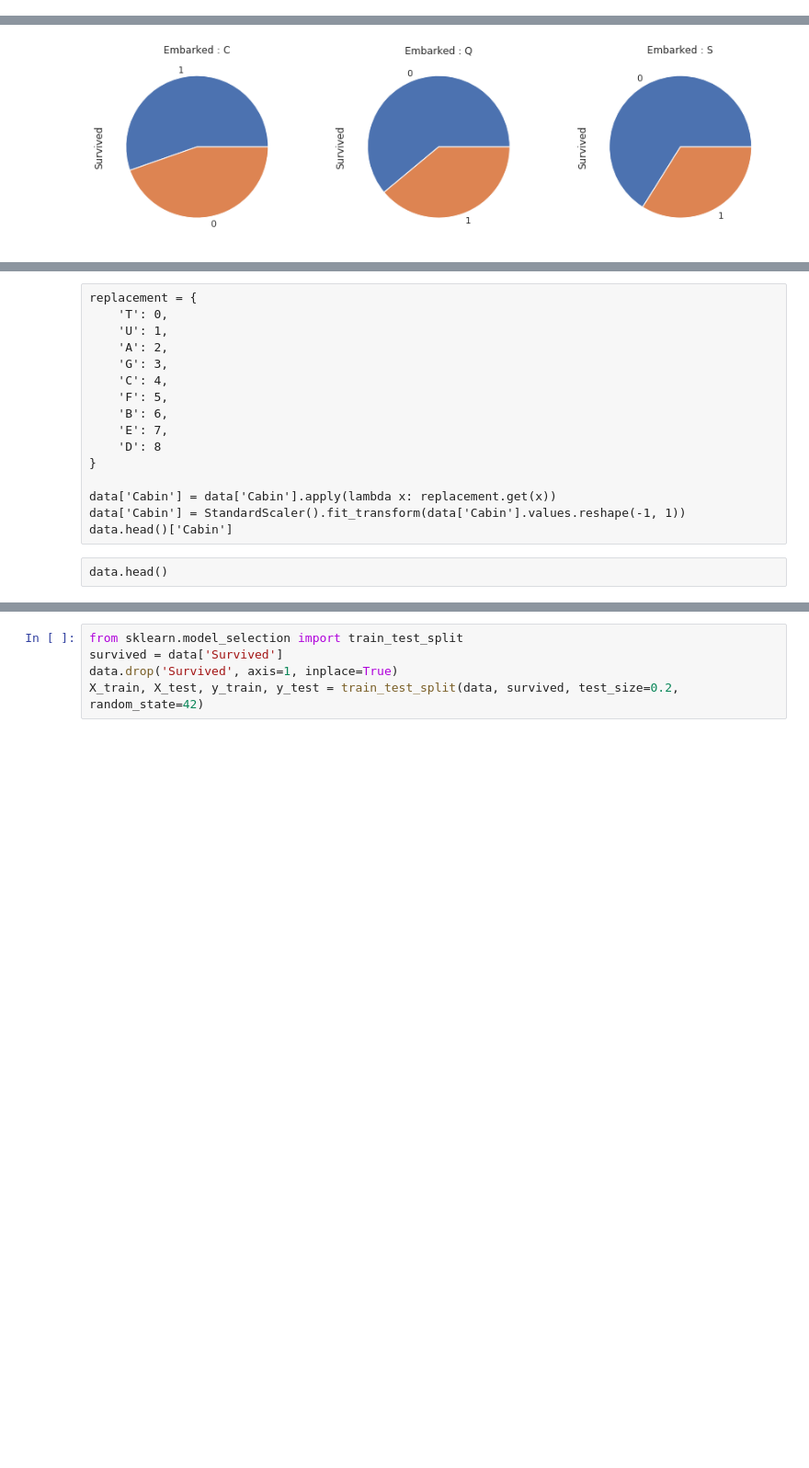
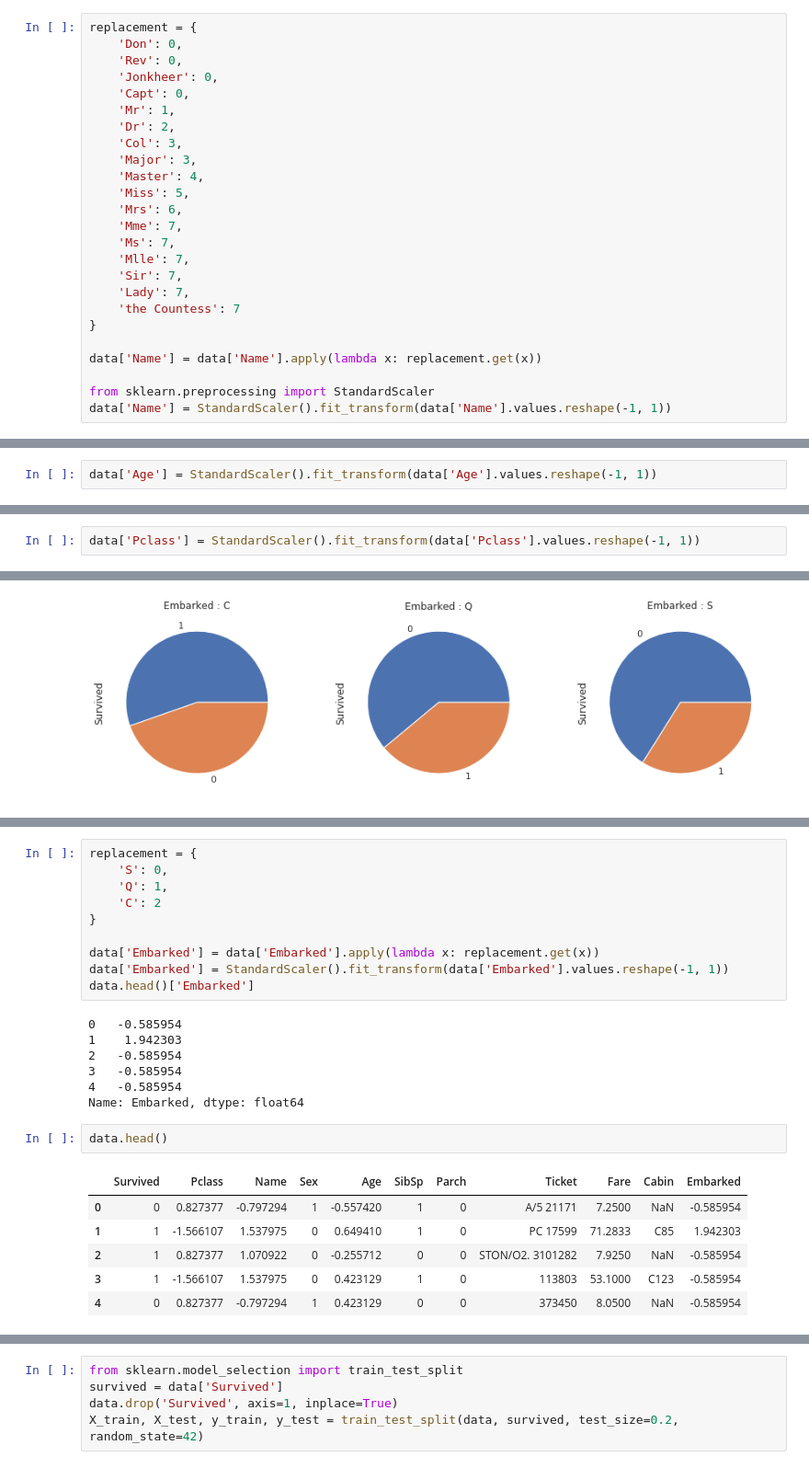
Before and after one commit to fxmuelle/zp-ml-jupyter, a Jupyter notebook: solutions/challenge.ipynb, the cells around one changed output, grey strips where cells are left out. Shown: that part at 92% size. Drawn from its saved outputs; the diff is of its cells as text; blank space fills up the shorter version.

```diff
--- a/solutions/challenge.ipynb
+++ b/solutions/challenge.ipynb
@@ -151,0 +113,25 @@ data['Fare'] = StandardScaler().fit_transform(data['Fare'].values.reshape(-1, 1)
+# %%
+replacement = {
+    'Don': 0,
+    'Rev': 0,
+    'Jonkheer': 0,
+    'Capt': 0,
+    'Mr': 1,
+    'Dr': 2,
+    'Col': 3,
+    'Major': 3,
+    'Master': 4,
+    'Miss': 5,
+    'Mrs': 6,
+    'Mme': 7,
+    'Ms': 7,
+    'Mlle': 7,
+    'Sir': 7,
+    'Lady': 7,
+    'the Countess': 7
+}
+
+data['Name'] = data['Name'].apply(lambda x: replacement.get(x))
+
+from sklearn.preprocessing import StandardScaler
+data['Name'] = StandardScaler().fit_transform(data['Name'].values.reshape(-1, 1))
@@ -152,3 +147,5 @@ data['Fare'] = StandardScaler().fit_transform(data['Fare'].values.reshape(-1, 1)
+# %%
+data['Age'] = StandardScaler().fit_transform(data['Age'].values.reshape(-1, 1))
 # %%
 fig = plt.figure(figsize=(15,4))
 
@@ -187,3 +160,5 @@ data.drop('Ticket', axis=1, inplace=True)
+# %%
+data['Pclass'] = StandardScaler().fit_transform(data['Pclass'].values.reshape(-1, 1))
 # %%
 data['Embarked'].value_counts()
 # %% [output]
@@ -251,18 +180,26 @@ for cabin in data['Cabin'].unique():
-# %% [raw]
-replacement = {
-    'T': 0,
-    'U': 1,
-    'A': 2,
-    'G': 3,
-    'C': 4,
-    'F': 5,
-    'B': 6,
-    'E': 7,
-    'D': 8
-}
-
-data['Cabin'] = data['Cabin'].apply(lambda x: replacement.get(x))
-data['Cabin'] = StandardScaler().fit_transform(data['Cabin'].values.reshape(-1, 1))
-data.head()['Cabin']
-# %% [raw]
-data.head()
+# %%
+replacement = {
+    'S': 0,
+    'Q': 1,
+    'C': 2
+}
+
+data['Embarked'] = data['Embarked'].apply(lambda x: replacement.get(x))
+data['Embarked'] = StandardScaler().fit_transform(data['Embarked'].values.reshape(-1, 1))
+data.head()['Embarked']
+# %% [output]
+0   -0.585954
+1    1.942303
+2   -0.585954
+3   -0.585954
+4   -0.585954
+Name: Embarked, dtype: float64
+# %%
+data.head()
+# %% [output]
+|  | Survived | Pclass | Name | Sex | Age | SibSp | Parch | Ticket | Fare | Cabin | Embarked |
+| 0 | 0 | 0.827377 | -0.797294 | 1 | -0.557420 | 1 | 0 | A/5 21171 | 7.2500 | NaN | -0.585954 |
+| 1 | 1 | -1.566107 | 1.537975 | 0 | 0.649410 | 1 | 0 | PC 17599 | 71.2833 | C85 | 1.942303 |
+| 2 | 1 | 0.827377 | 1.070922 | 0 | -0.255712 | 0 | 0 | STON/O2. 3101282 | 7.9250 | NaN | -0.585954 |
+| 3 | 1 | -1.566107 | 1.537975 | 0 | 0.423129 | 1 | 0 | 113803 | 53.1000 | C123 | -0.585954 |
+| 4 | 0 | 0.827377 | -0.797294 | 1 | 0.423129 | 0 | 0 | 373450 | 8.0500 | NaN | -0.585954 |
```
Also changed, not shown: parts of 20 cells of this notebook, 3 other files.
